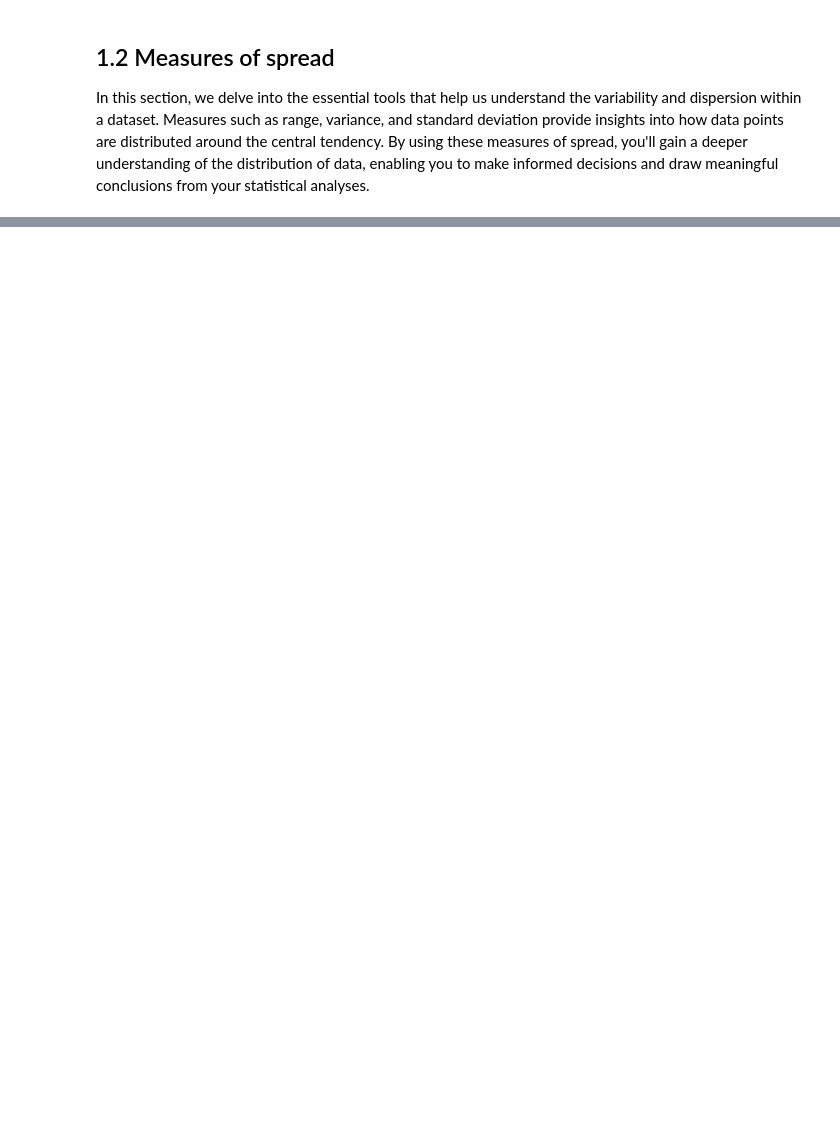
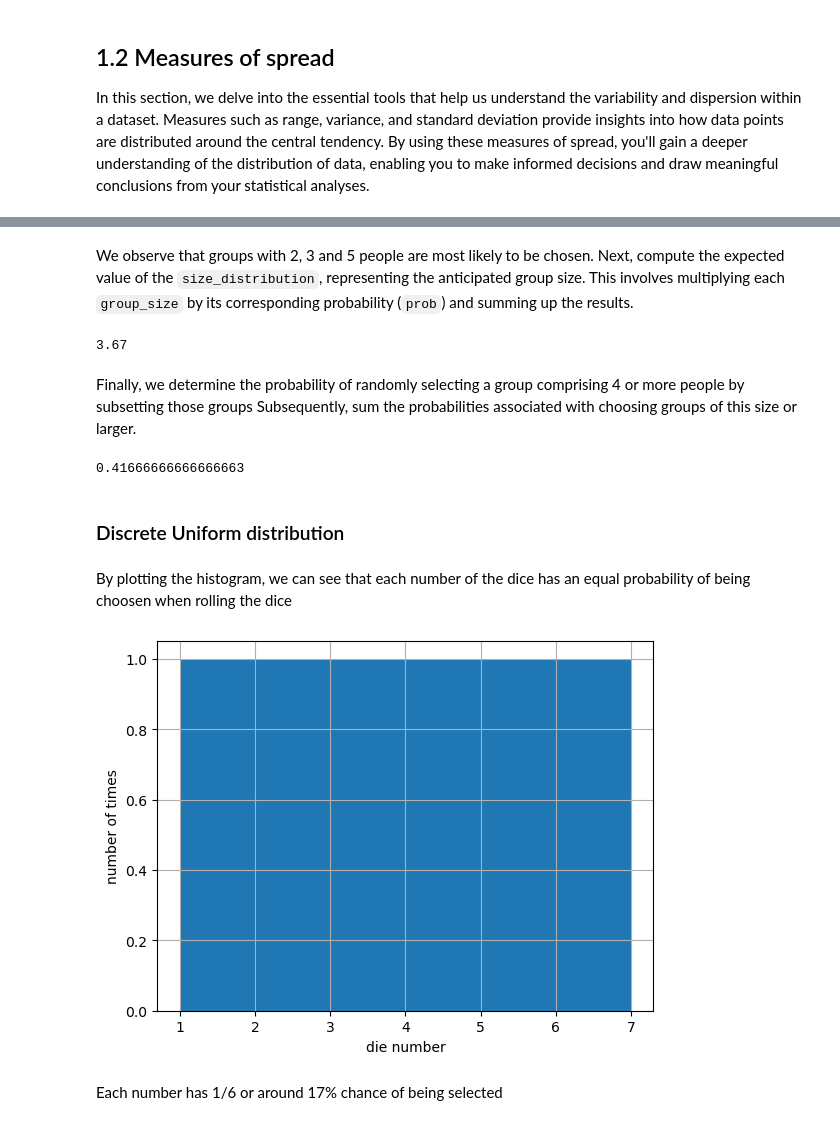
Before and after one commit to estcab00/statistics-python, a Jupyter notebook: Session 1/Introductory Statistics in Python - Session 1.ipynb, the cells around one changed output, grey strips where cells are left out. Saved outputs shown, nothing was run; the diff lists cells and outputs as text; code cells hidden in the pictures; blank space fills up the shorter version.

```diff
--- a/Session 1/Introductory Statistics in Python - Session 1.ipynb
+++ b/Session 1/Introductory Statistics in Python - Session 1.ipynb
@@ -593,0 +743,37 @@ In this section, we delve into the essential tools that help us understand the v
+# %% [markdown]
+We observe that groups with 2, 3 and 5 people are most likely to be chosen. Next, compute the expected value of the `size_distribution`, representing the anticipated group size. This involves multiplying each `group_size` by its corresponding probability (`prob`) and summing up the results.
+# %%
+# We calculate the expected value
+expected_value = np.sum(size_dist['group_size'] * size_dist['prob'])
+print(round(expected_value, 2))
+# %% [output]
+3.67
+# %% [markdown]
+Finally, we determine the probability of randomly selecting a group comprising 4 or more people by subsetting those groups Subsequently, sum the probabilities associated with choosing groups of this size or larger.
+# %%
+# Subset groups of size 4 or more
+groups_4_or_more = size_dist[size_dist['group_size'] >= 4]
+
+# Sum the probabilities of groups_4_or_more
+prob_4_or_more = groups_4_or_more['prob'].sum()
+print(prob_4_or_more)
+# %% [output]
+0.41666666666666663
+# %% [markdown]
+### <a id='2.3.2'> Discrete Uniform distribution </a>
+# %%
+die  = {'number': [1, 2, 3, 4, 5, 6],
+        'times': [1, 1, 1, 1, 1, 1]}
+
+die  = pd.DataFrame(die)
+# %% [markdown]
+By plotting the histogram, we can see that each number of the dice has an equal probability of being choosen when rolling the dice
+# %%
+die['number'].hist(bins = [1, 2, 3, 4, 5, 6, 7])
+plt.ylabel('number of times')
+plt.xlabel('die number')
+plt.show()
+# %% [output]
+[figure, added]
+# %% [markdown]
+Each number has 1/6 or around 17% chance of being selected
```
Also changed, not shown: parts of 98 cells of this notebook, 1 other file.
